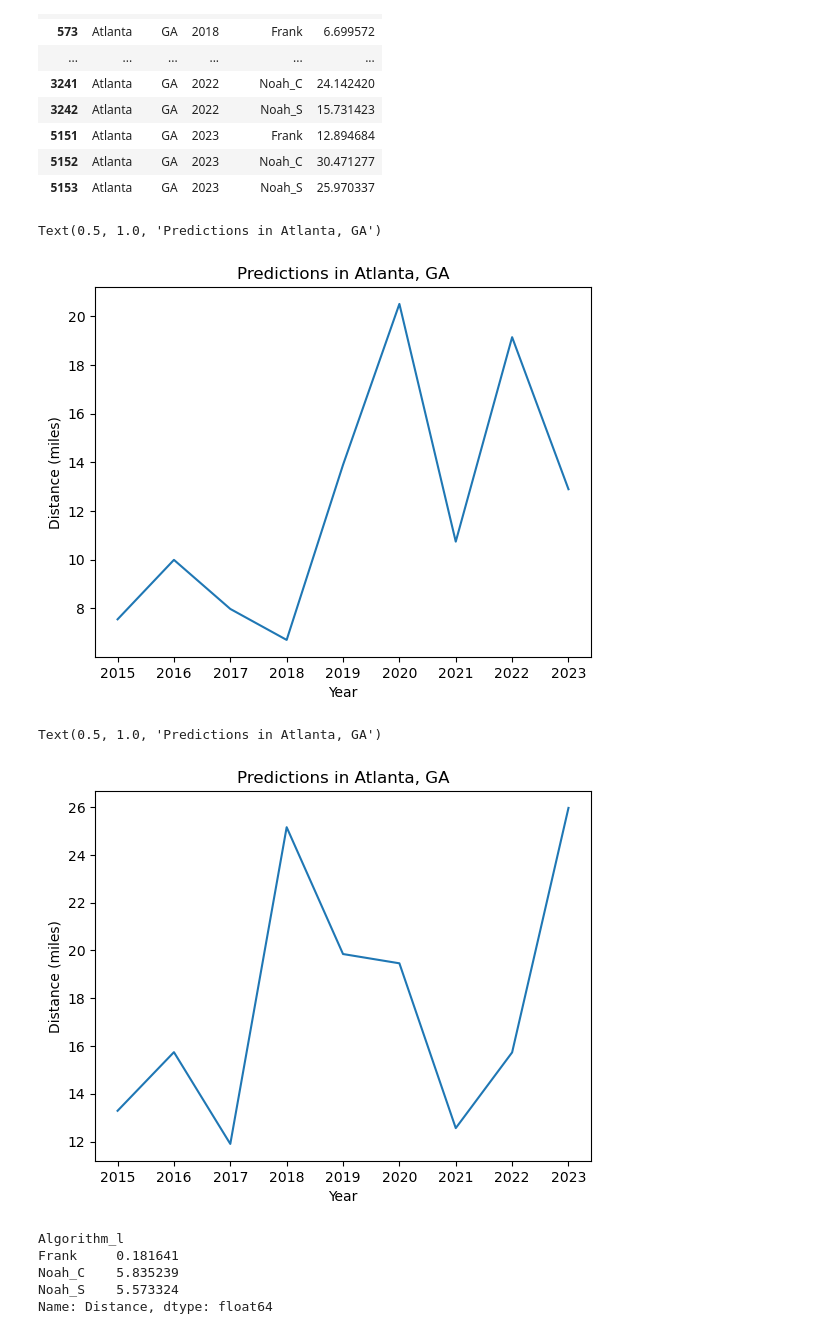
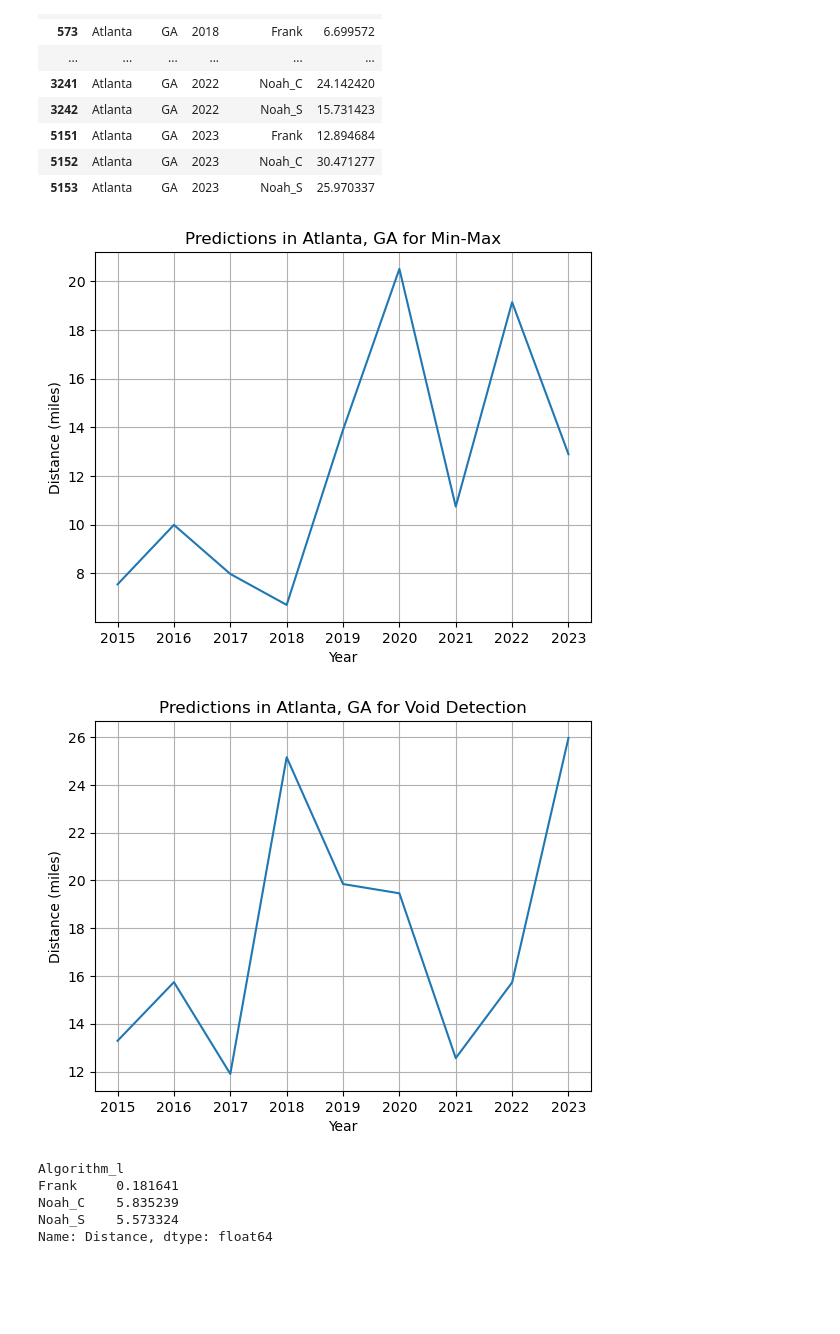
Before and after one commit to noahcasey21/ev_charging_predictor, a Jupyter notebook: experiments.ipynb, the cells around one changed output. Drawn from its saved outputs; the diff is of its cells as text; code cells hidden in the pictures; blank space fills up the shorter version.

```diff
--- a/experiments.ipynb
+++ b/experiments.ipynb
@@ -77,20 +77,20 @@ dat = df.loc[(df['City'] == 'Atlanta') & (df['State'] == 'GA') & (df['Algorithm_
 plt.plot(dat['Year'], dat['Distance'])
 plt.xlabel('Year')
 plt.ylabel('Distance (miles)')
-plt.title('Predictions in Atlanta, GA')
+plt.title('Predictions in Atlanta, GA for Min-Max')
+plt.grid()
 # %% [output]
-Text(0.5, 1.0, 'Predictions in Atlanta, GA')
-[figure, old version]
+[figure, new version]
 # %%
 import matplotlib.pyplot as plt
 dat = df.loc[(df['City'] == 'Atlanta') & (df['State'] == 'GA') & (df['Algorithm_l'] == 'Noah_S')]
 plt.plot(dat['Year'], dat['Distance'])
 plt.xlabel('Year')
 plt.ylabel('Distance (miles)')
-plt.title('Predictions in Atlanta, GA')
+plt.title('Predictions in Atlanta, GA for Void Detection')
+plt.grid()
 # %% [output]
-Text(0.5, 1.0, 'Predictions in Atlanta, GA')
-[figure, old version]
+[figure, new version]
 # %%
 df.groupby('Algorithm_l')['Distance'].min()
 # %% [output]
```
Also changed, not shown: parts of 4 cells of this notebook.
